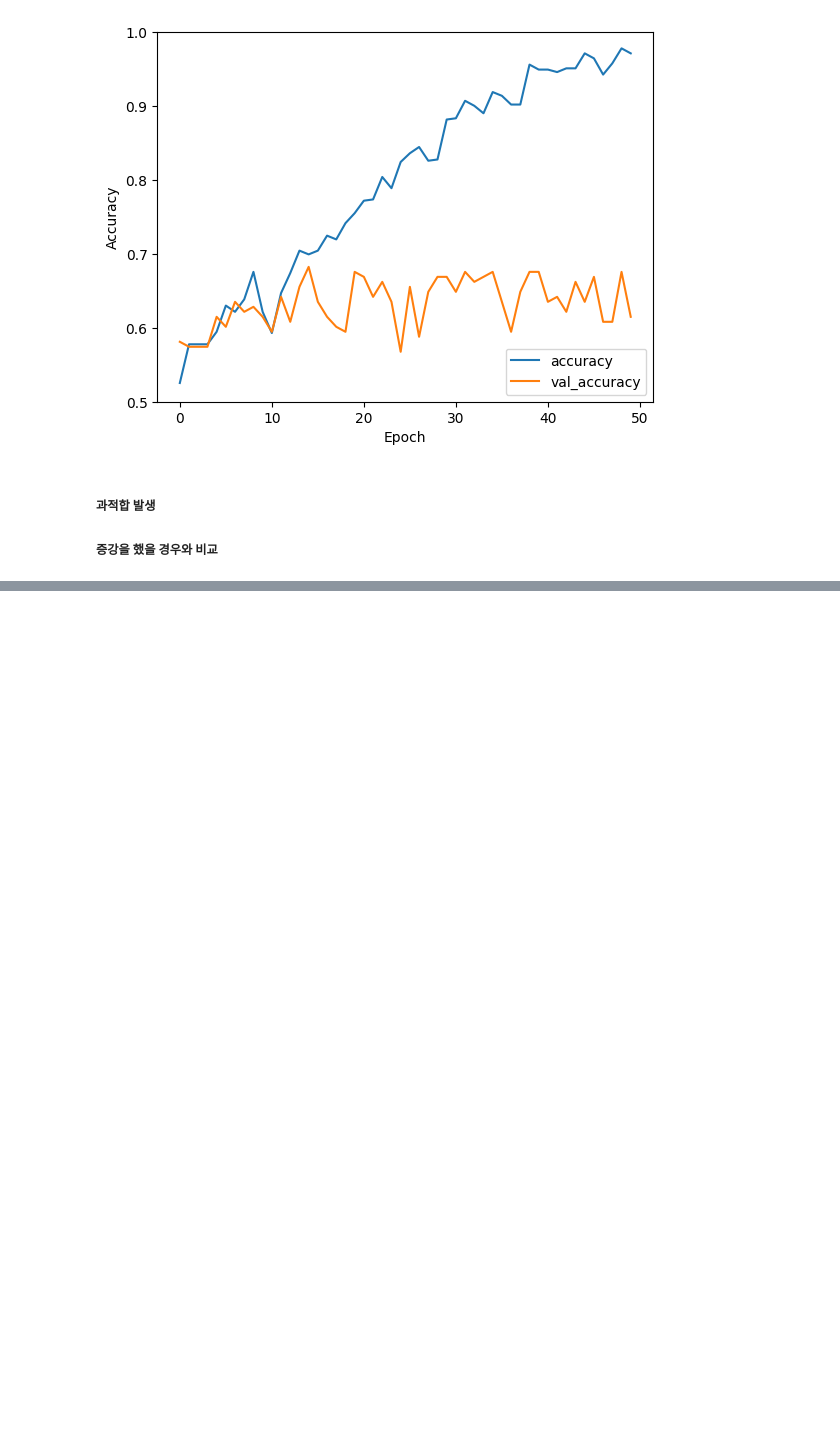
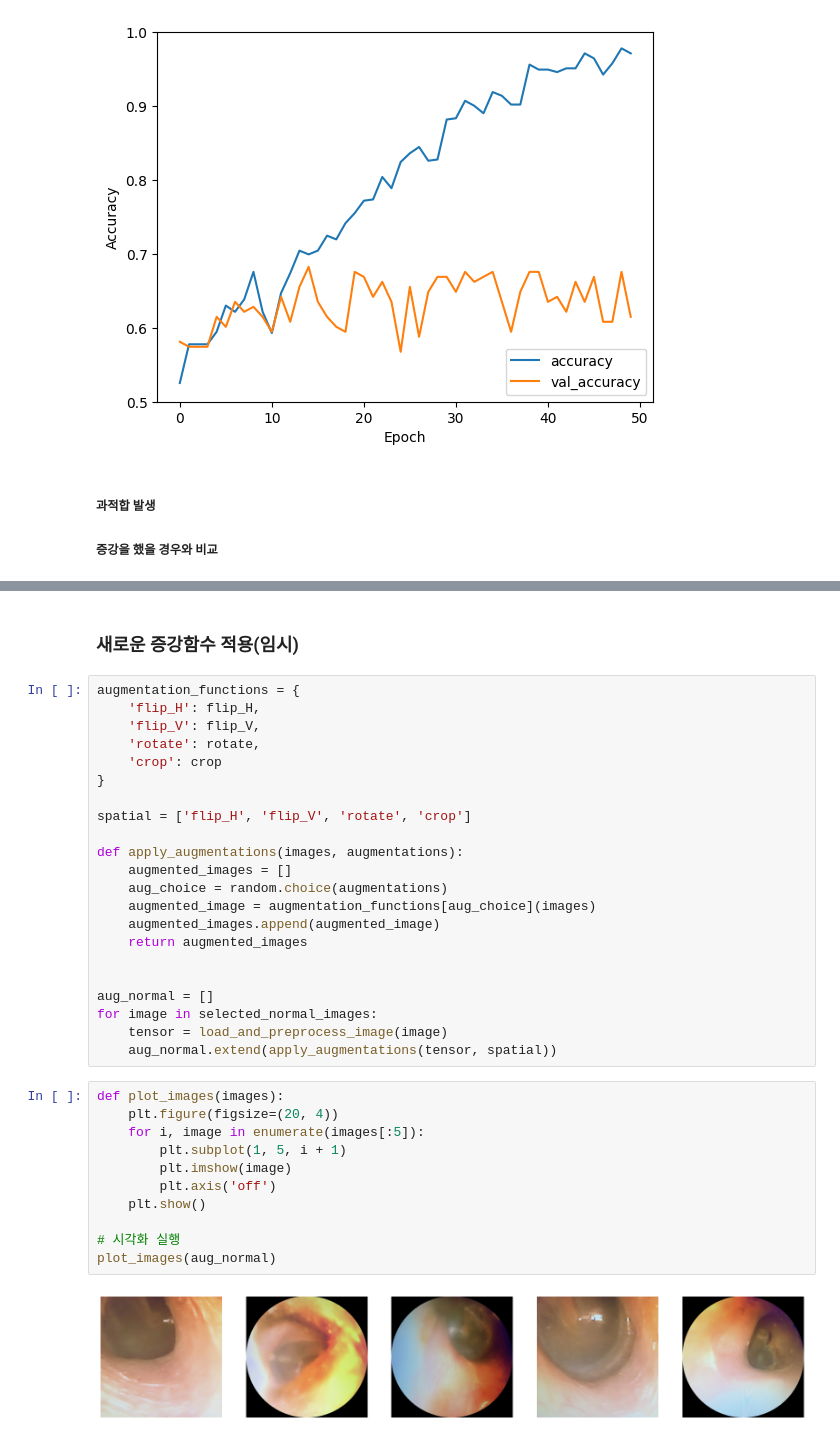
Before and after one commit to ghwjd/Lab, a Jupyter notebook: main.ipynb, the cells around one changed output, grey strips where cells are left out. Cells and saved outputs as stored; diff of their text form; blank space fills up the shorter version.

```diff
--- a/main.ipynb
+++ b/main.ipynb
@@ -414,0 +451,37 @@ test_loss, test_acc = model.evaluate(x_val,  y_val, verbose=2)
+# %% [markdown]
+### 새로운 증강함수 적용(임시)
+# %%
+augmentation_functions = {
+    'flip_H': flip_H,
+    'flip_V': flip_V,
+    'rotate': rotate,
+    'crop': crop
+}
+
+spatial = ['flip_H', 'flip_V', 'rotate', 'crop']
+
+def apply_augmentations(images, augmentations):
+    augmented_images = []
+    aug_choice = random.choice(augmentations)
+    augmented_image = augmentation_functions[aug_choice](images)
+    augmented_images.append(augmented_image)
+    return augmented_images
+
+
+aug_normal = []
+for image in selected_normal_images:
+    tensor = load_and_preprocess_image(image)
+    aug_normal.extend(apply_augmentations(tensor, spatial))
+# %%
+def plot_images(images):
+    plt.figure(figsize=(20, 4))
+    for i, image in enumerate(images[:5]):
+        plt.subplot(1, 5, i + 1)
+        plt.imshow(image)
+        plt.axis('off')
+    plt.show()
+
+# 시각화 실행
+plot_images(aug_normal)
+# %% [output]
+[figure, added]
```
Also changed, not shown: parts of 14 cells of this notebook.
